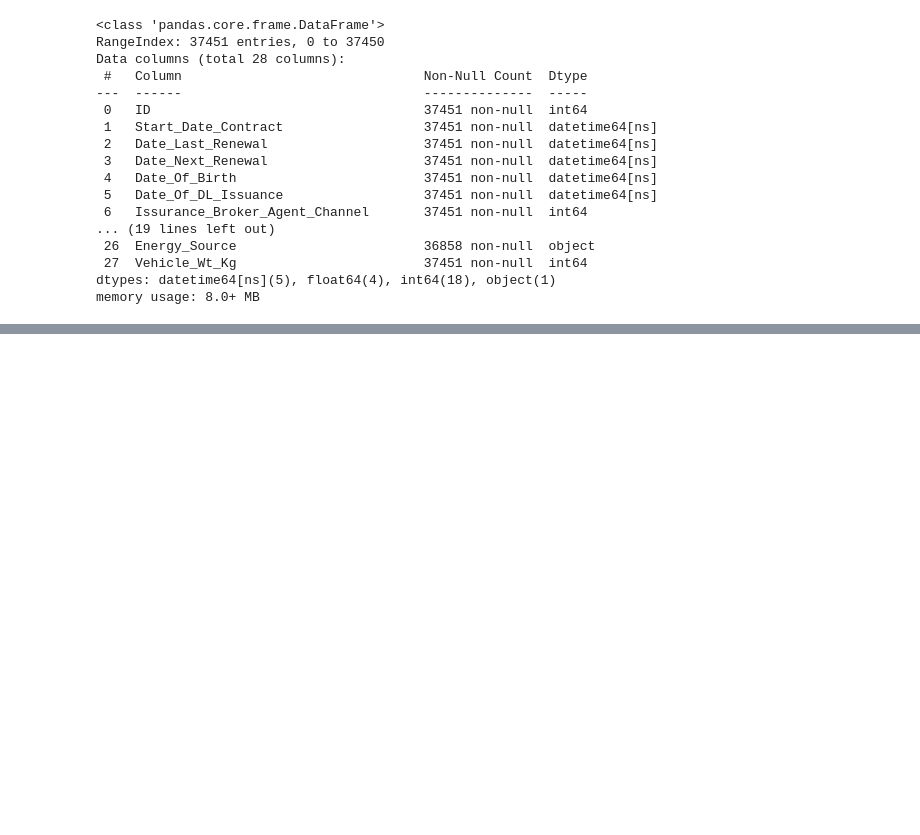
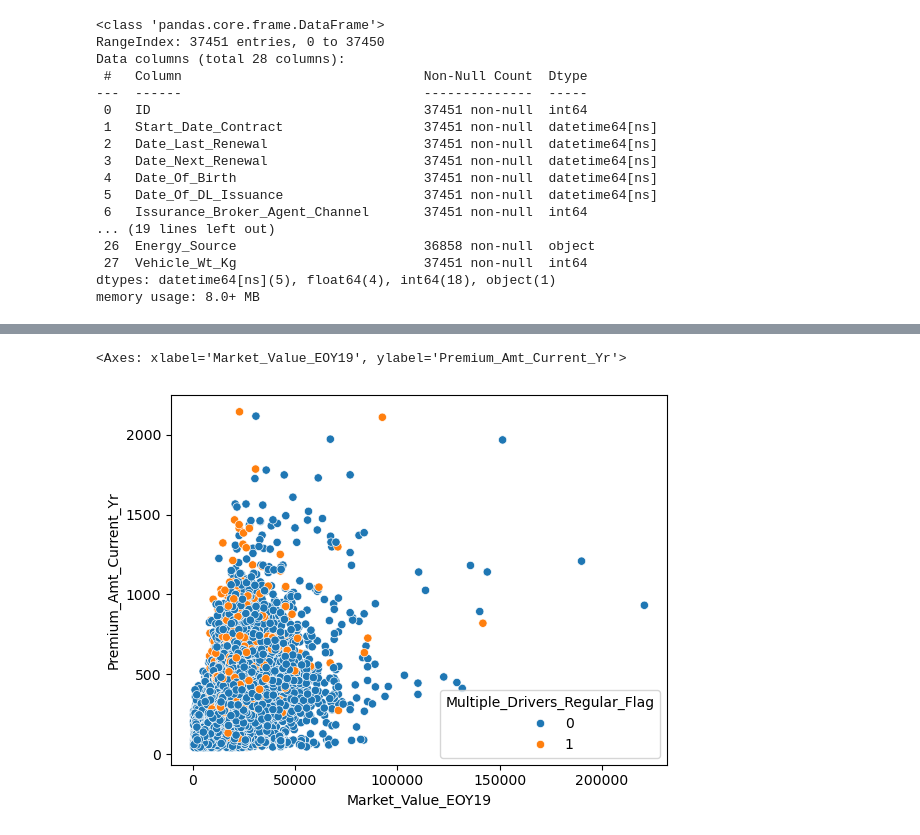
Before and after one commit to vivan-doshi/Insurance_claims, a Jupyter notebook: Exploration_notebook/exploring.ipynb, the cells around one changed output, grey strips where cells are left out. Cells and saved outputs as stored; diff of their text form; code cells hidden in the pictures; blank space fills up the shorter version.

```diff
--- a/Exploration_notebook/exploring.ipynb
+++ b/Exploration_notebook/exploring.ipynb
@@ -132,0 +358,10 @@ memory usage: 8.0+ MB
+# %%
+sns.scatterplot(
+    data = insurance_data,
+    x = 'Market_Value_EOY19',
+    y = 'Premium_Amt_Current_Yr',
+    hue = 'Multiple_Drivers_Regular_Flag'
+)
+# %% [output]
+<Axes: xlabel='Market_Value_EOY19', ylabel='Premium_Amt_Current_Yr'>
+[figure, added]
```
Also changed, not shown: parts of 37 cells of this notebook.
